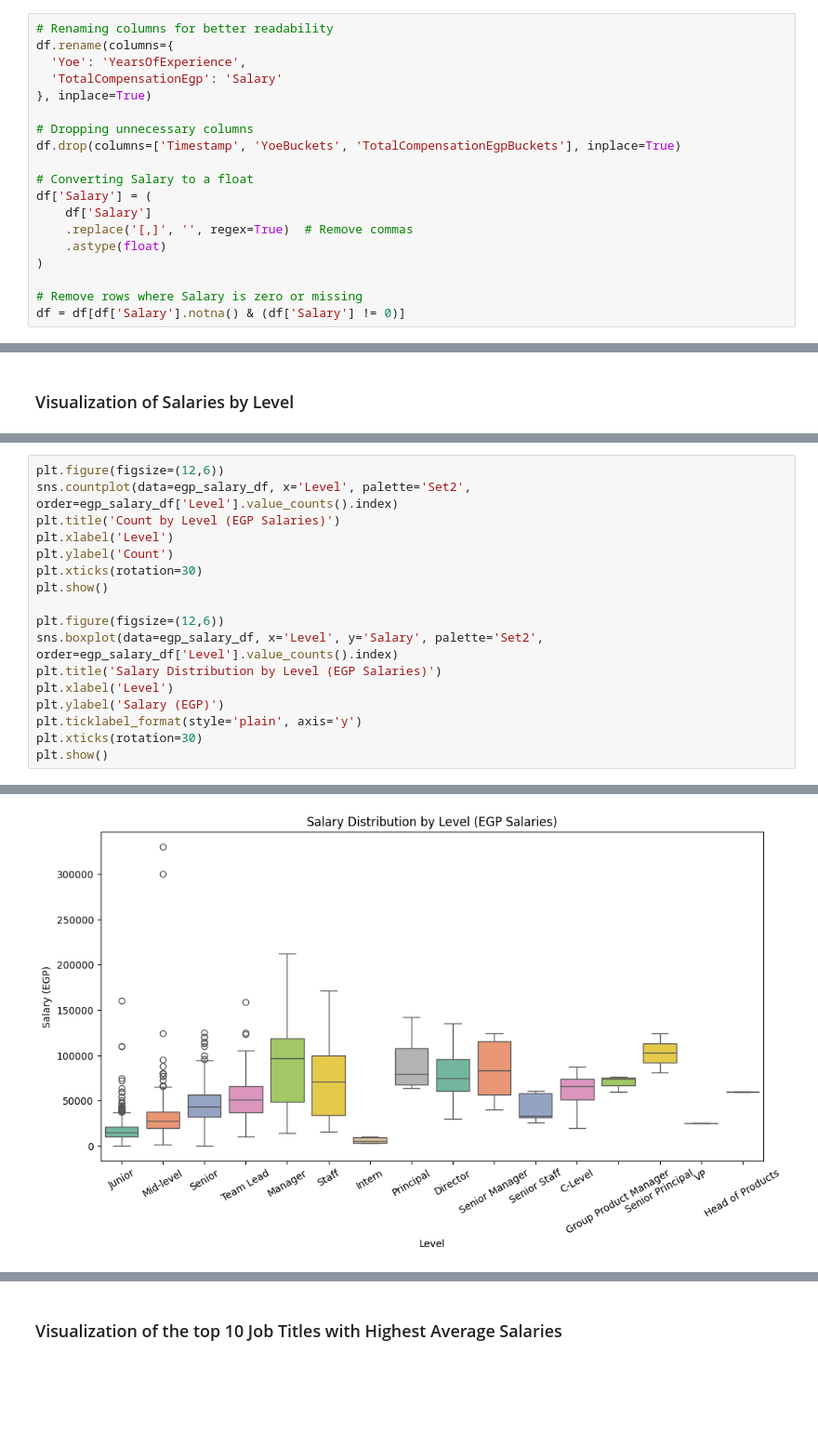
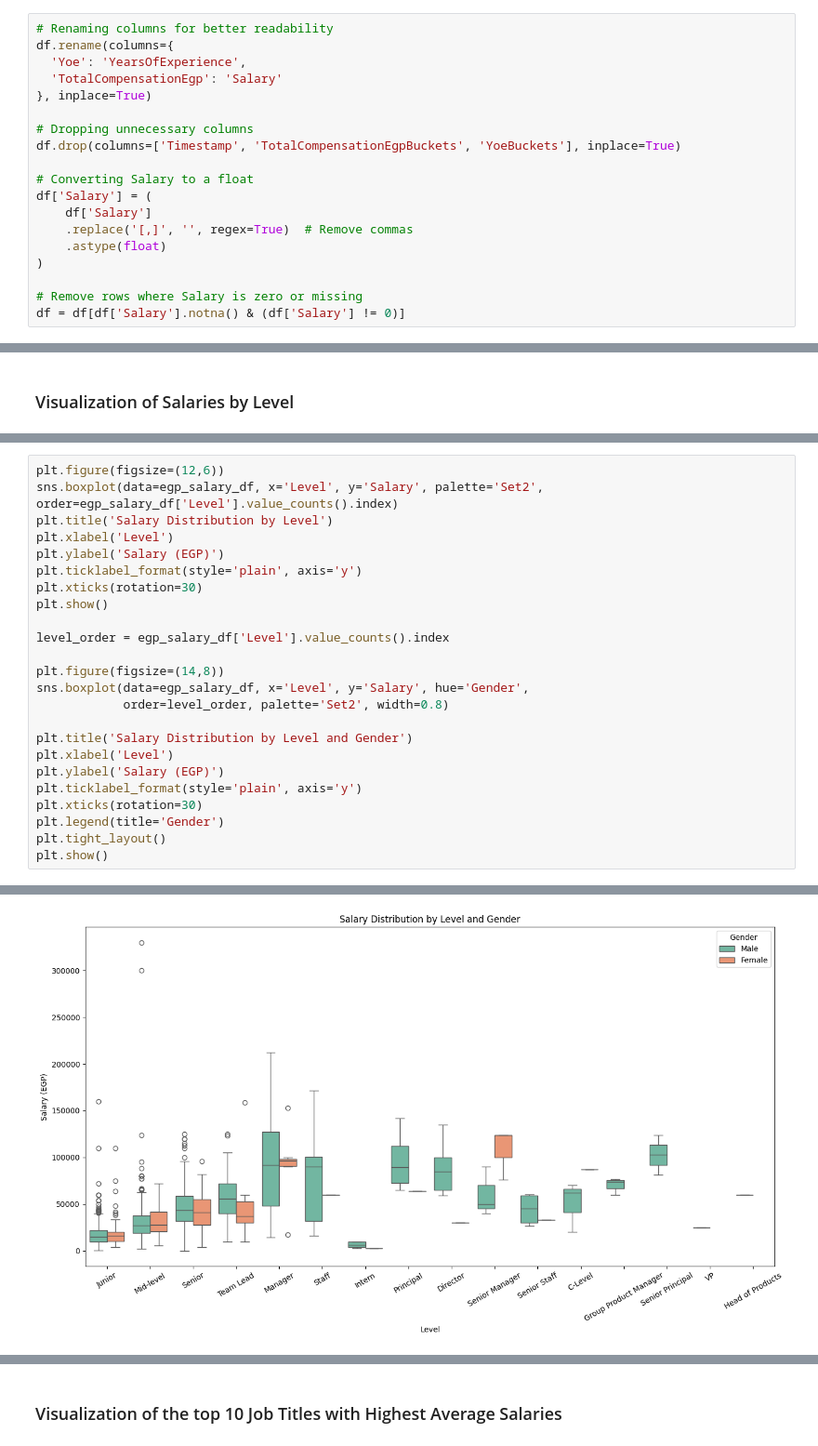
Before and after one commit to moha09-coder/Salary-Gaps-Analysis, a Jupyter notebook: analysis.ipynb, the cells around one changed output, grey strips where cells are left out. Shown at 93% size. Drawn from its saved outputs; the diff is of its cells as text; blank space fills up the shorter version.

```diff
--- a/analysis.ipynb
+++ b/analysis.ipynb
@@ -60,7 +61,7 @@ df.rename(columns={
 }, inplace=True)
 
 # Dropping unnecessary columns
-df.drop(columns=['Timestamp', 'YoeBuckets', 'TotalCompensationEgpBuckets'], inplace=True)
+df.drop(columns=['Timestamp', 'TotalCompensationEgpBuckets', 'YoeBuckets'], inplace=True)
 
 # Converting Salary to a float
 df['Salary'] = (
@@ -283,20 +394,27 @@ The ratio between working men and women in software engineering industry is refl
 # %%
 plt.figure(figsize=(12,6))
-sns.countplot(data=egp_salary_df, x='Level', palette='Set2', order=egp_salary_df['Level'].value_counts().index)
-plt.title('Count by Level (EGP Salaries)')
-plt.xlabel('Level')
-plt.ylabel('Count')
-plt.xticks(rotation=30)
-plt.show()
-
-plt.figure(figsize=(12,6))
 sns.boxplot(data=egp_salary_df, x='Level', y='Salary', palette='Set2', order=egp_salary_df['Level'].value_counts().index)
-plt.title('Salary Distribution by Level (EGP Salaries)')
+plt.title('Salary Distribution by Level')
 plt.xlabel('Level')
 plt.ylabel('Salary (EGP)')
 plt.ticklabel_format(style='plain', axis='y')
 plt.xticks(rotation=30)
 plt.show()
+
+level_order = egp_salary_df['Level'].value_counts().index
+
+plt.figure(figsize=(14,8))
+sns.boxplot(data=egp_salary_df, x='Level', y='Salary', hue='Gender',
+            order=level_order, palette='Set2', width=0.8)
+
+plt.title('Salary Distribution by Level and Gender')
+plt.xlabel('Level')
+plt.ylabel('Salary (EGP)')
+plt.ticklabel_format(style='plain', axis='y')
+plt.xticks(rotation=30)
+plt.legend(title='Gender')
+plt.tight_layout()
+plt.show()
 # %% [output]
 Passing `palette` without assigning `hue` is deprecated and will be removed in v0.14.0. Assign the `x` variable to `hue` and set `legend=False` for the same effect.
 
@@ -308 +423 @@ Passing `palette` without assigning `hue` is deprecated and will be removed in v
-[figure, old version]
+[figure, new version]
```
Also changed, not shown: parts of 71 cells of this notebook.
